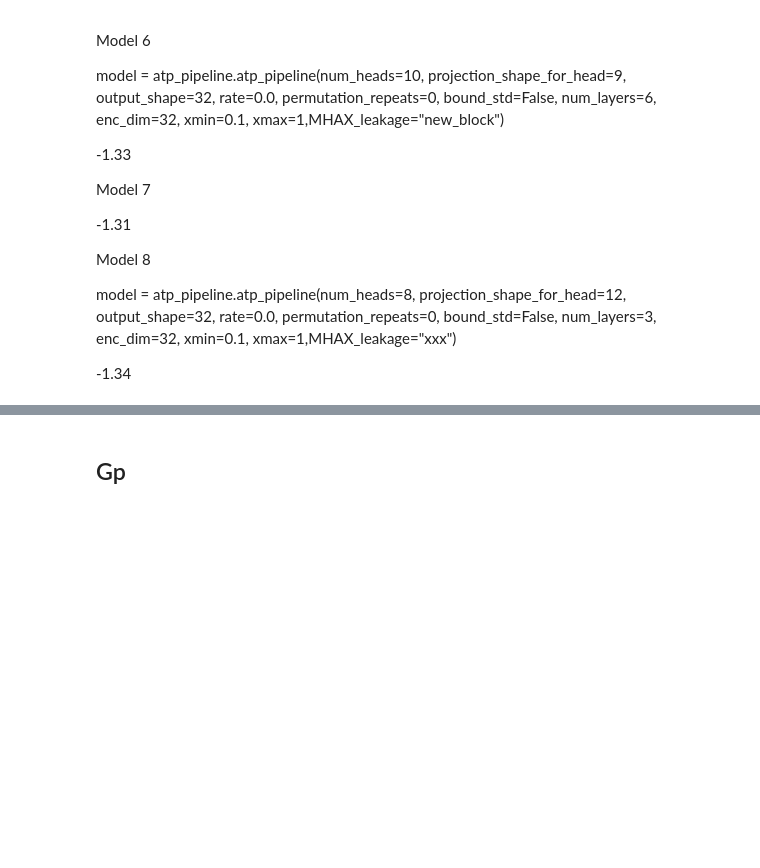
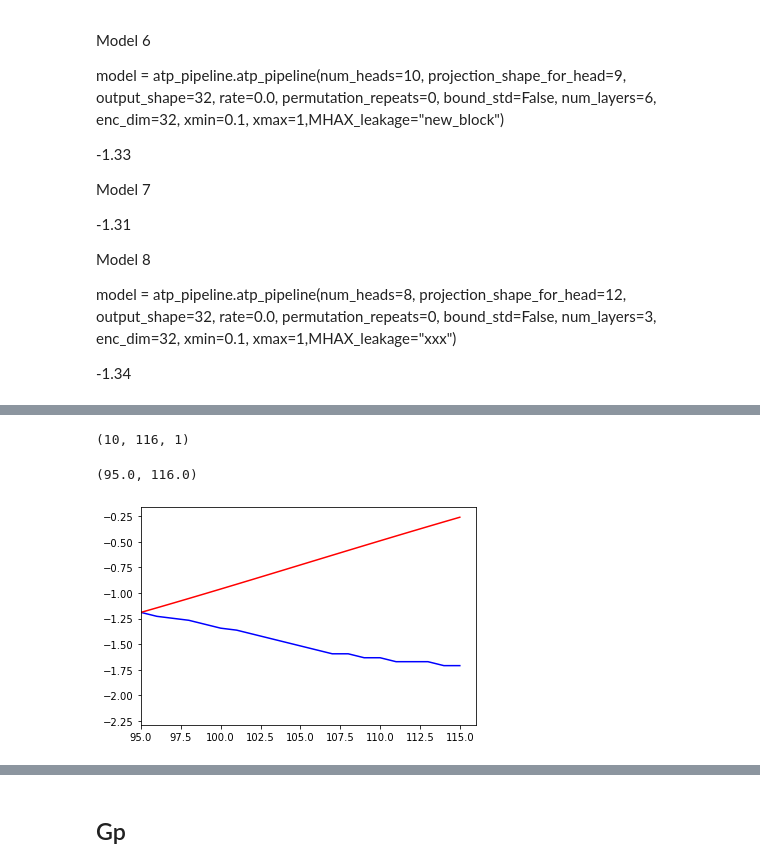
Before and after one commit to oremnirv/ATP, a Jupyter notebook: training_notebook_2.ipynb, the cells around one changed output, grey strips where cells are left out. Saved outputs shown, nothing was run; the diff lists cells and outputs as text; code cells hidden in the pictures; blank space fills up the shorter version.

```diff
--- a/training_notebook_2.ipynb
+++ b/training_notebook_2.ipynb
@@ -375,0 +452,12 @@ _________________________________________________________________
+# %%
+y_temp.shape
+# %% [output]
+(10, 116, 1)
+# %%
+plt.plot(y_test[0:96+20,:,:].transpose(1,0,2).reshape(-1), color="blue")
+for i in range(y_temp.shape[0]):
+    plt.plot(y_temp[i, :, :].reshape(-1), color="red")
+plt.xlim(95, 96+20)
+# %% [output]
+(95.0, 116.0)
+[figure, added]
```
Also changed, not shown: parts of 27 cells of this notebook, 3 other files.
